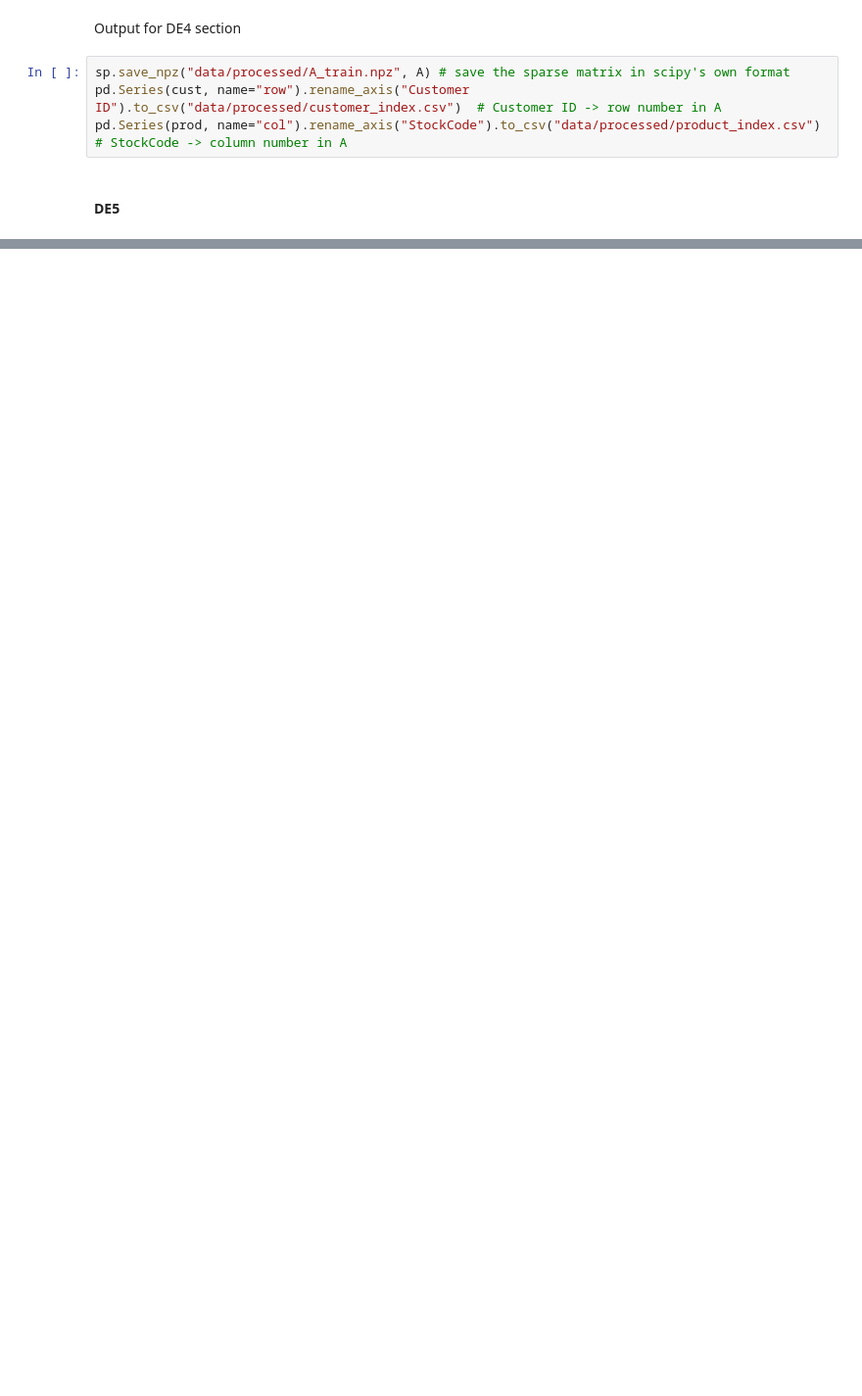
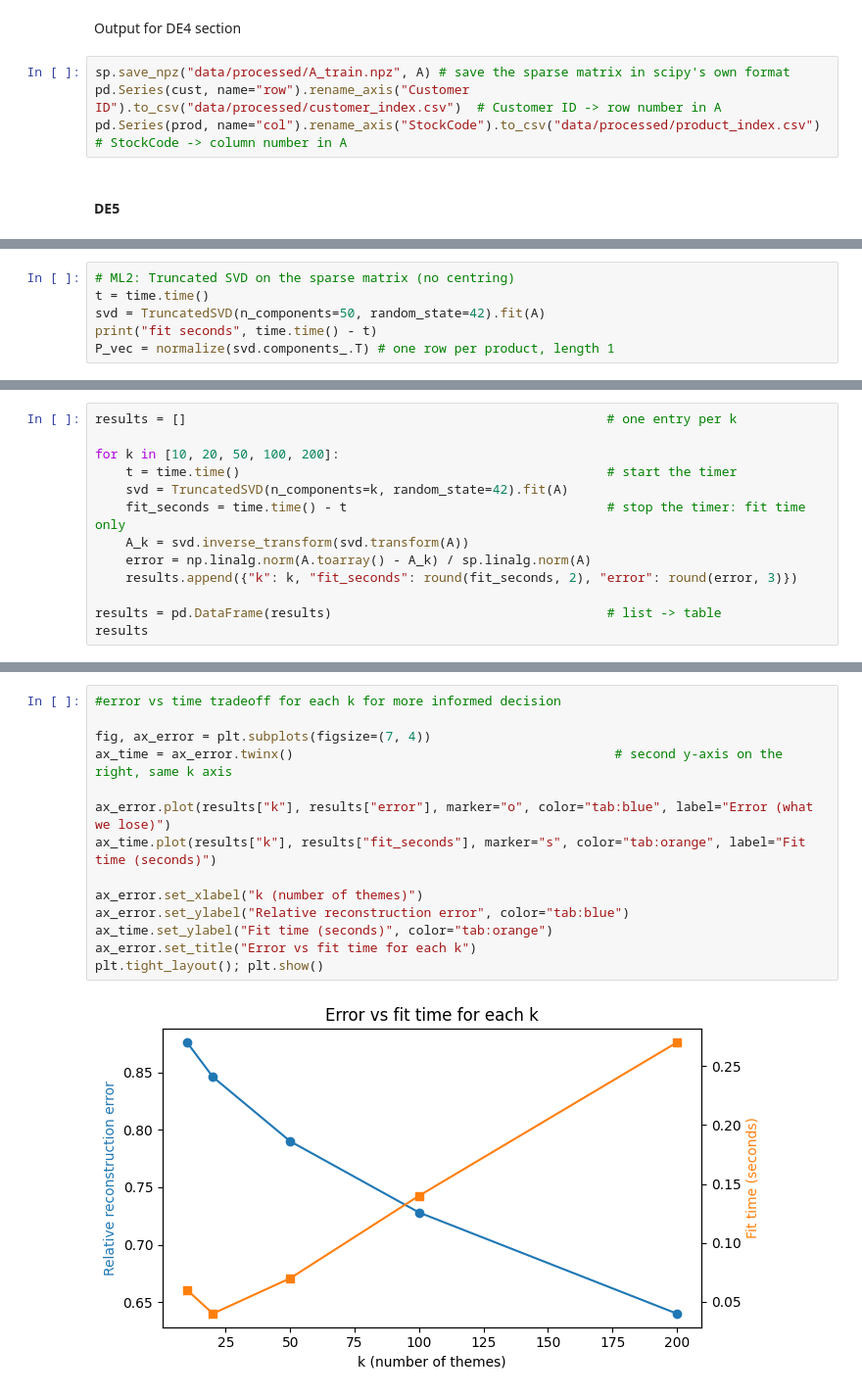
Before and after one commit to kholostovamk/Online-Retail-II-UCI, a Jupyter notebook: work.ipynb, the cells around one changed output, grey strips where cells are left out. Shown at 98% size. Cells and saved outputs as stored; diff of their text form; blank space fills up the shorter version.

Commit message:
ML1-ML2 finished: svd, fitting on the training matrix

```diff
--- a/work.ipynb
+++ b/work.ipynb
@@ -268,0 +279,6 @@ dtype: float64
+# %%
+# ML2: Truncated SVD on the sparse matrix (no centring)
+t = time.time()
+svd = TruncatedSVD(n_components=50, random_state=42).fit(A)
+print("fit seconds", time.time() - t)
+P_vec = normalize(svd.components_.T) # one row per product, length 1
@@ -268,0 +289,13 @@ dtype: float64
+# %%
+results = []                                                       # one entry per k
+
+for k in [10, 20, 50, 100, 200]:
+    t = time.time()                                                # start the timer
+    svd = TruncatedSVD(n_components=k, random_state=42).fit(A)
+    fit_seconds = time.time() - t                                  # stop the timer: fit time only
+    A_k = svd.inverse_transform(svd.transform(A))
+    error = np.linalg.norm(A.toarray() - A_k) / sp.linalg.norm(A)
+    results.append({"k": k, "fit_seconds": round(fit_seconds, 2), "error": round(error, 3)})
+
+results = pd.DataFrame(results)                                    # list -> table
+results
@@ -268,0 +309,16 @@ dtype: float64
+# %%
+#error vs time tradeoff for each k for more informed decision
+
+fig, ax_error = plt.subplots(figsize=(7, 4))
+ax_time = ax_error.twinx()                                          # second y-axis on the right, same k axis
+
+ax_error.plot(results["k"], results["error"], marker="o", color="tab:blue", label="Error (what we lose)")
+ax_time.plot(results["k"], results["fit_seconds"], marker="s", color="tab:orange", label="Fit time (seconds)")
+
+ax_error.set_xlabel("k (number of themes)")
+ax_error.set_ylabel("Relative reconstruction error", color="tab:blue")
+ax_time.set_ylabel("Fit time (seconds)", color="tab:orange")
+ax_error.set_title("Error vs fit time for each k")
+plt.tight_layout(); plt.show()
+# %% [output]
+[figure, added]
```
Also changed, not shown: parts of 13 cells of this notebook.
